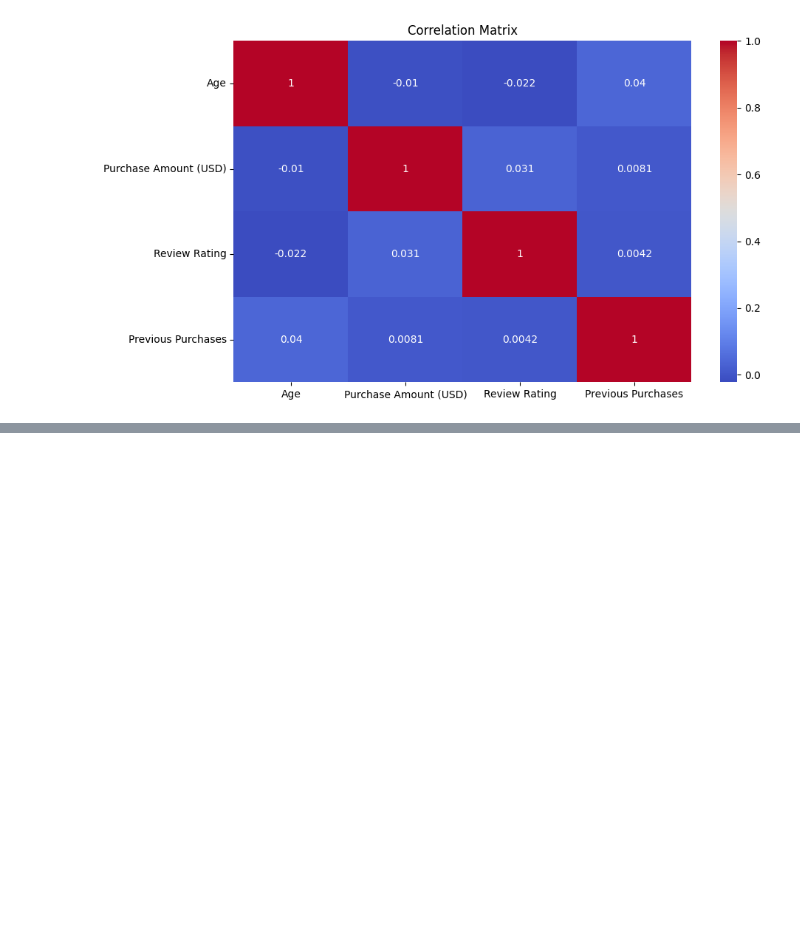
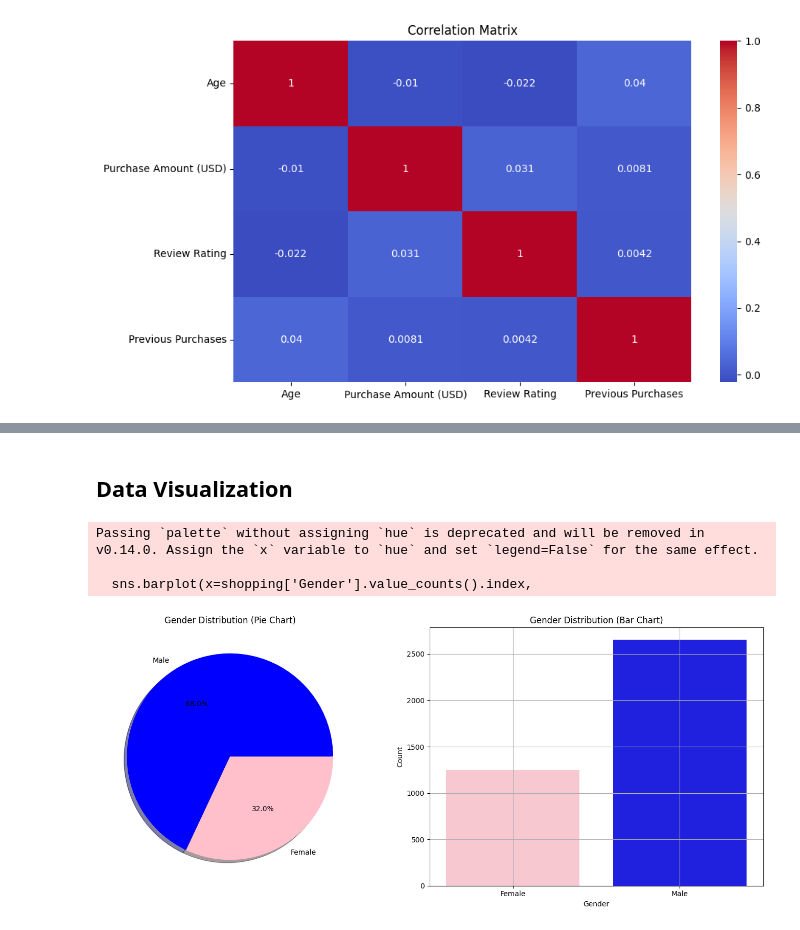
Before and after one commit to youssef-113/Data-Visualization, a Jupyter notebook: shopping_trends/shopping_analysis.ipynb, the cells around one changed output, grey strips where cells are left out. Cells and saved outputs as stored; diff of their text form; code cells hidden in the pictures; blank space fills up the shorter version.

```diff
--- a/shopping_trends/shopping_analysis.ipynb
+++ b/shopping_trends/shopping_analysis.ipynb
@@ -110,0 +250,25 @@ plt.show()
+# %% [markdown]
+## Data Visualization
+# %%
+fig, axes = plt.subplots(1, 2, figsize=(14, 6))
+# PIE CHART
+axes[0].pie(shopping['Gender'].value_counts(),
+            labels=shopping['Gender'].value_counts().index,
+            autopct="%.1f%%", shadow=True, colors=["blue", "pink"])
+axes[0].set_title("Gender Distribution (Pie Chart)")
+
+# BAR CHART
+sns.barplot(x=shopping['Gender'].value_counts().index,
+            y=shopping['Gender'].value_counts().values,
+            ax=axes[1], palette=["pink", "blue"])
+axes[1].set_title("Gender Distribution (Bar Chart)")
+axes[1].set_xlabel("Gender")
+axes[1].set_ylabel("Count")
+plt.grid(True)
+plt.tight_layout()
+plt.show()
+# %% [output]
+Passing `palette` without assigning `hue` is deprecated and will be removed in v0.14.0. Assign the `x` variable to `hue` and set `legend=False` for the same effect.
+
+  sns.barplot(x=shopping['Gender'].value_counts().index,
+[figure, added]
```
Also changed, not shown: parts of 27 cells of this notebook.
